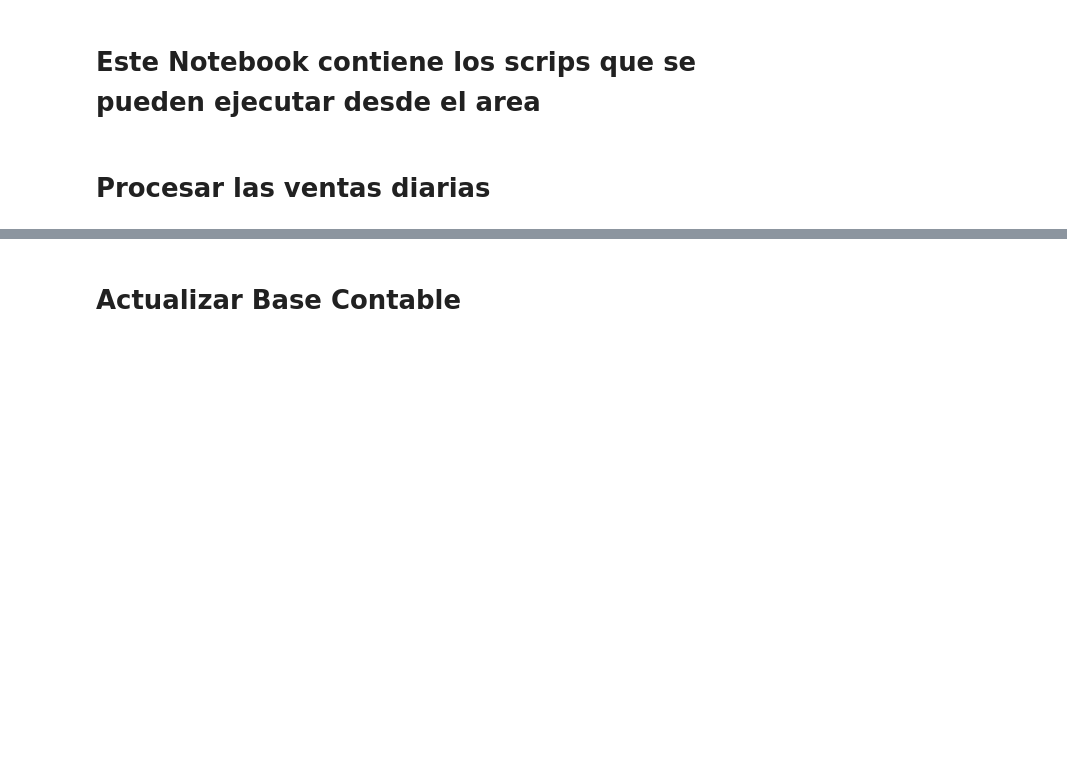
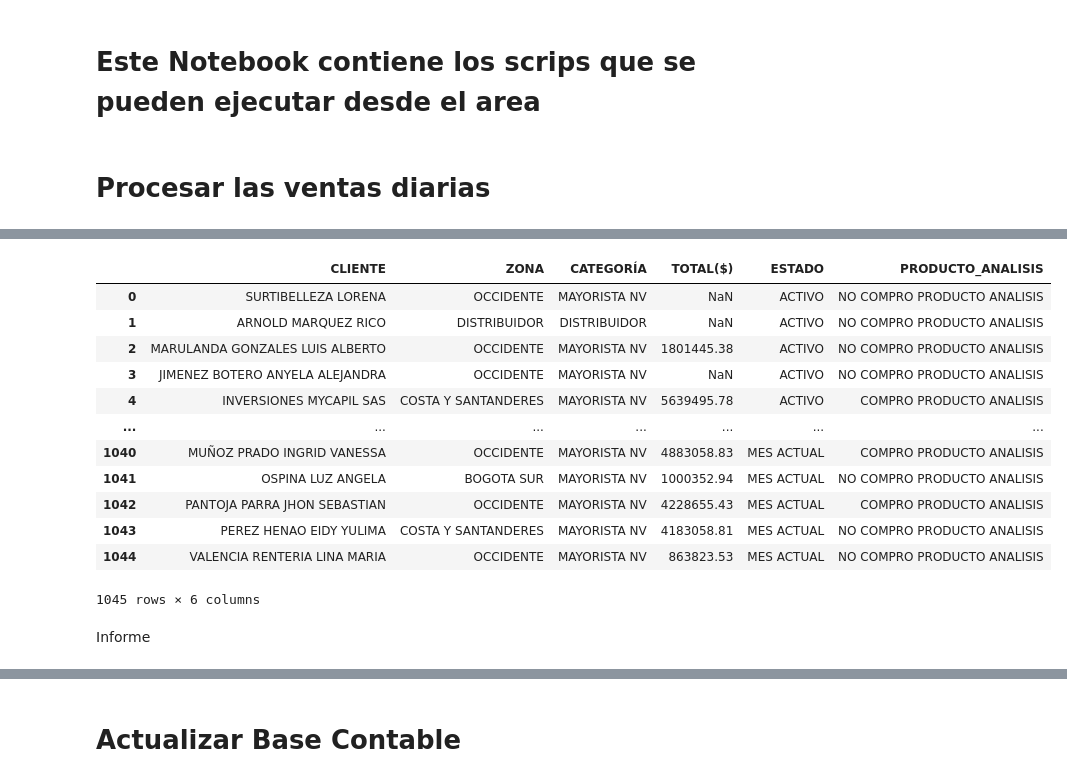
Before and after one commit to la-pocion-code/analisis_datos, a Jupyter notebook: ejecuciones_anilista.ipynb, the cells around one changed output, grey strips where cells are left out. Drawn from its saved outputs; the diff is of its cells as text; code cells hidden in the pictures; blank space fills up the shorter version.

Commit message:
Modificaciones en el reporte diario base vendedores agregados2

```diff
--- a/ejecuciones_anilista.ipynb
+++ b/ejecuciones_anilista.ipynb
@@ -27,0 +297,25 @@ Archivos guardados correctamente.
+# %%
+ruta = rc.validar_ruta()
+ruta_carp = ruta / 'file'
+
+for i in mayoristas:
+    if i in exceptuando:
+        continue
+    else:
+        base_vendedores[base_vendedores['ZONA'] != i].to_csv(ruta_carp / f'base_vendedores_{i}.csv', index=False, sep=';', decimal=',')
+# %% [output]
+|  | CLIENTE | ZONA | CATEGORÍA | TOTAL($) | ESTADO | PRODUCTO_ANALISIS |
+| 0 | SURTIBELLEZA LORENA | OCCIDENTE | MAYORISTA NV | NaN | ACTIVO | NO COMPRO PRODUCTO ANALISIS |
+| 1 | ARNOLD MARQUEZ RICO | DISTRIBUIDOR | DISTRIBUIDOR | NaN | ACTIVO | NO COMPRO PRODUCTO ANALISIS |
+| 2 | MARULANDA GONZALES LUIS ALBERTO | OCCIDENTE | MAYORISTA NV | 1801445.38 | ACTIVO | NO COMPRO PRODUCTO ANALISIS |
+| 3 | JIMENEZ BOTERO ANYELA ALEJANDRA | OCCIDENTE | MAYORISTA NV | NaN | ACTIVO | NO COMPRO PRODUCTO ANALISIS |
+| 4 | INVERSIONES MYCAPIL SAS | COSTA Y SANTANDERES | MAYORISTA NV | 5639495.78 | ACTIVO | COMPRO PRODUCTO ANALISIS |
+| ... | ... | ... | ... | ... | ... | ... |
+| 1040 | MUÑOZ PRADO INGRID VANESSA | OCCIDENTE | MAYORISTA NV | 4883058.83 | MES ACTUAL | COMPRO PRODUCTO ANALISIS |
+| 1041 | OSPINA LUZ ANGELA | BOGOTA SUR | MAYORISTA NV | 1000352.94 | MES ACTUAL | NO COMPRO PRODUCTO ANALISIS |
+| 1042 | PANTOJA PARRA JHON SEBASTIAN | OCCIDENTE | MAYORISTA NV | 4228655.43 | MES ACTUAL | COMPRO PRODUCTO ANALISIS |
+| 1043 | PEREZ HENAO EIDY YULIMA | COSTA Y SANTANDERES | MAYORISTA NV | 4183058.81 | MES ACTUAL | NO COMPRO PRODUCTO ANALISIS |
+| 1044 | VALENCIA RENTERIA LINA MARIA | OCCIDENTE | MAYORISTA NV | 863823.53 | MES ACTUAL | NO COMPRO PRODUCTO ANALISIS |
+1045 rows × 6 columns
+# %% [markdown]
+Informe
```
Also changed, not shown: parts of 10 cells of this notebook, 8 other files.
